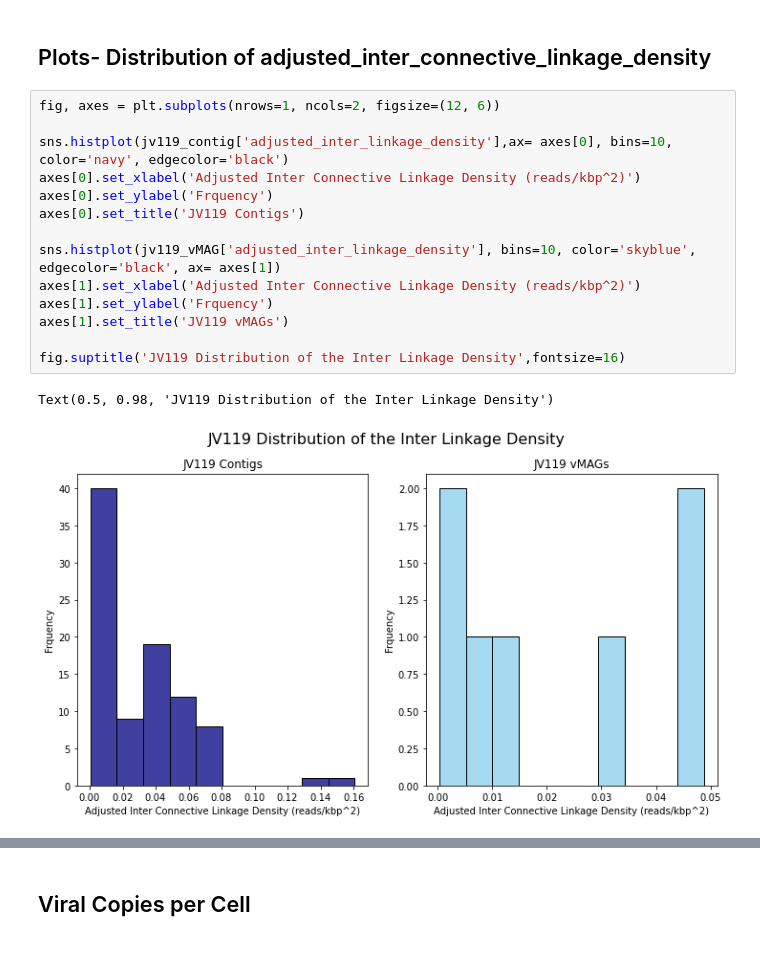
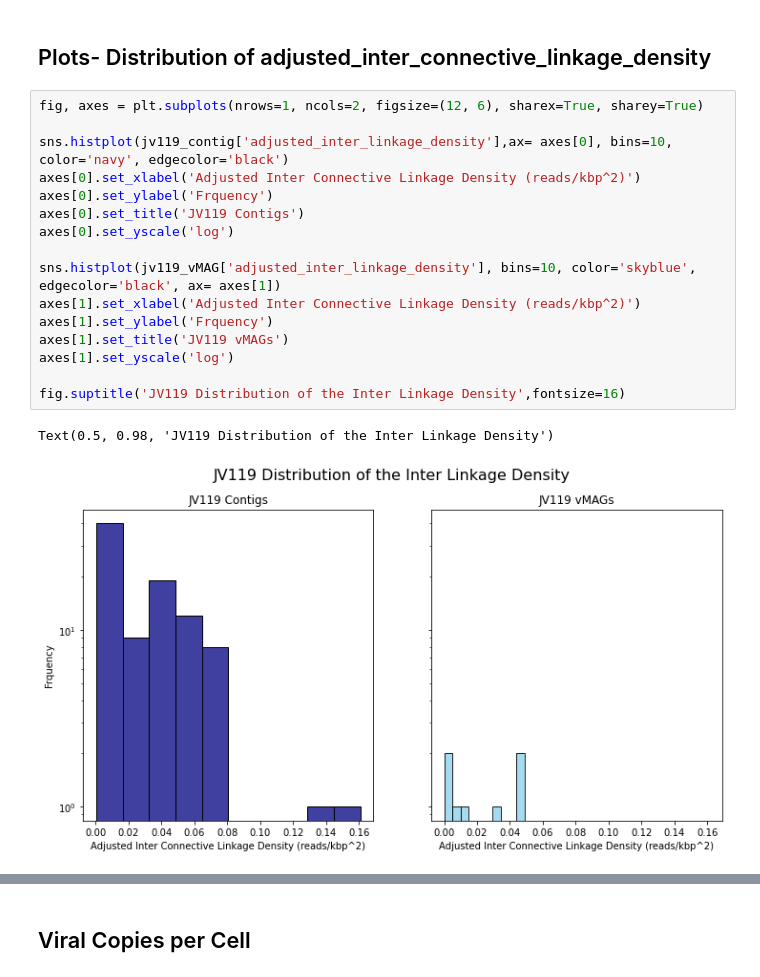
Before and after one commit to mdherring/OMZ_MH_Analysis, a Jupyter notebook: 02_host_virus_assoc_summary.ipynb, the cells around one changed output, grey strips where cells are left out. Saved outputs shown, nothing was run; the diff lists cells and outputs as text.

```diff
--- a/02_host_virus_assoc_summary.ipynb
+++ b/02_host_virus_assoc_summary.ipynb
@@ -162,20 +161,22 @@ plt.tight_layout()
 # %% [markdown]
 ## Plots- Distribution of adjusted_inter_connective_linkage_density
 # %%
-fig, axes = plt.subplots(nrows=1, ncols=2, figsize=(12, 6))
+fig, axes = plt.subplots(nrows=1, ncols=2, figsize=(12, 6), sharex=True, sharey=True)
 
 sns.histplot(jv119_contig['adjusted_inter_linkage_density'],ax= axes[0], bins=10, color='navy', edgecolor='black')
 axes[0].set_xlabel('Adjusted Inter Connective Linkage Density (reads/kbp^2)')
 axes[0].set_ylabel('Frquency')
 axes[0].set_title('JV119 Contigs')
+axes[0].set_yscale('log')
 
 sns.histplot(jv119_vMAG['adjusted_inter_linkage_density'], bins=10, color='skyblue', edgecolor='black', ax= axes[1])
 axes[1].set_xlabel('Adjusted Inter Connective Linkage Density (reads/kbp^2)')
 axes[1].set_ylabel('Frquency')
 axes[1].set_title('JV119 vMAGs')
+axes[1].set_yscale('log')
 
 fig.suptitle('JV119 Distribution of the Inter Linkage Density',fontsize=16)
 # %% [output]
 Text(0.5, 0.98, 'JV119 Distribution of the Inter Linkage Density')
-[figure, old version]
+[figure, new version]
 # %%
```
Also changed, not shown: parts of 15 cells of this notebook, 3 other files.
